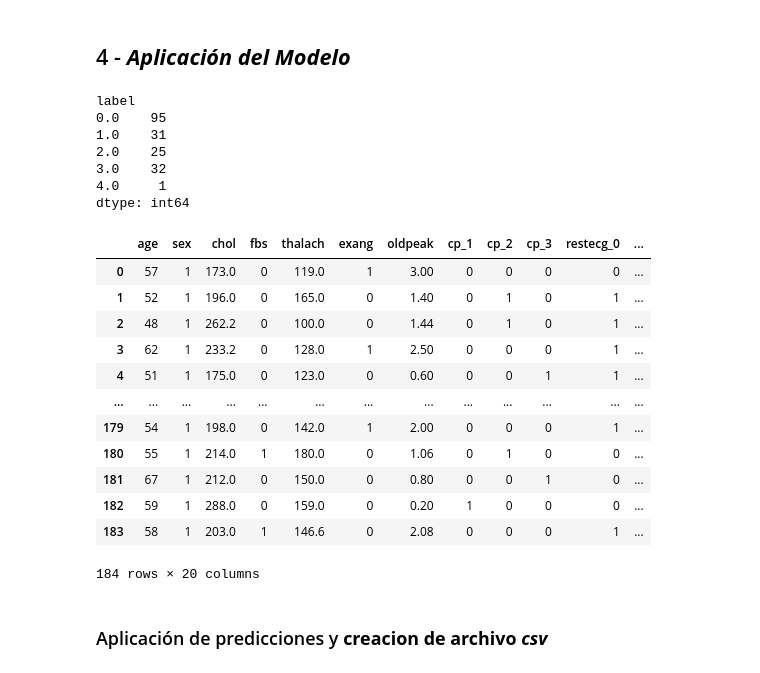
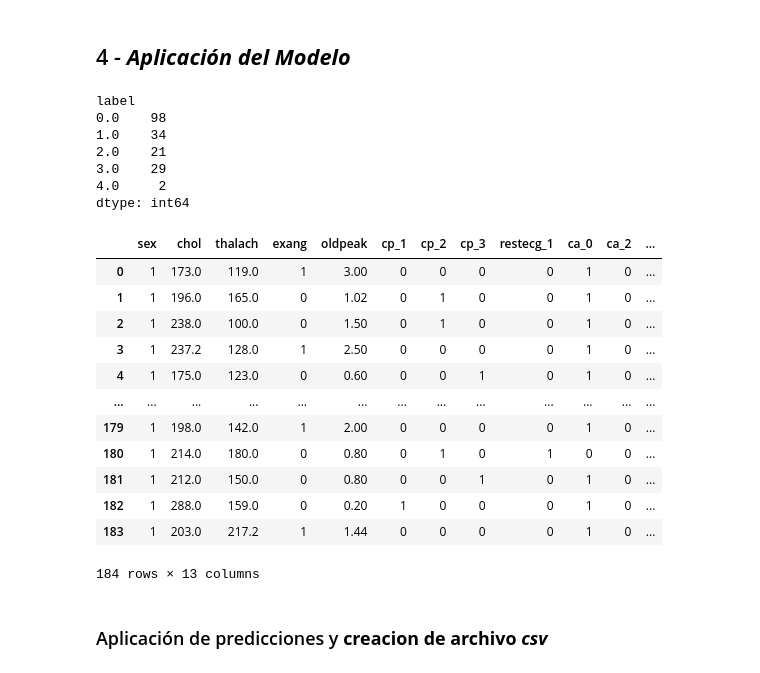
Before and after one commit to cmarty02/DATACADABRA_DataProject_3, a Jupyter notebook: data_raw/Data_Project_3_Cris.ipynb, the cells around one changed output. Cells and saved outputs as stored; diff of their text form; code cells hidden in the pictures.

```diff
--- a/data_raw/Data_Project_3_Cris.ipynb
+++ b/data_raw/Data_Project_3_Cris.ipynb
@@ -1010,7 +1010,8 @@ df_dummy.drop('ca_3', axis=1, inplace=True)
 df_dummy.drop('slope_3', axis=1, inplace=True)
 df_dummy.drop('thal_7', axis=1, inplace=True)
 
-df_dummy.drop('trestbps', axis=1, inplace=True)############
+#df_dummy.drop('thalach', axis=1, inplace=True)############
+#df_dummy.drop('trestbps', axis=1, inplace=True)############
 #df_dummy.drop('oldpeak', axis=1, inplace=True)############
 
 
@@ -1173,15 +1171,0 @@ test
-# %%
-#Copia del df
-test_copy_a =  test.copy()
-
-# Iterar sobre las columnas int y reemplazar los NaN con el valor más frecuente
-for col in int_cols:
-    test_copy_a[col].fillna(test_copy_a[col].mode()[0], inplace=True)
-
-
-# Iterar sobre las columnas float y reemplazar los NaN con la media
-for col in float_cols:
-    test_copy_a[col].fillna(test_copy_a[col].median(), inplace=True)
-
-
-test_copy_a
@@ -1205,7 +1330,7 @@ test_copy_a
 from sklearn.impute import KNNImputer
 
 # Copia del dataframe
-test_copy_b = test.copy()
+test_copy_b = test_copy_a.copy()
 
 # Reemplazar valores cero con NaN
 test_copy_b[float_cols] = test_copy_b[float_cols].replace(0, float('nan'))
@@ -1307,7 +1432,9 @@ test_copy_dummy_d.drop('ca_3', axis=1, inplace=True)
 test_copy_dummy_d.drop('slope_3', axis=1, inplace=True)
 test_copy_dummy_d.drop('thal_7', axis=1, inplace=True)
 
-test_copy_dummy_d.drop('trestbps', axis=1, inplace=True)
+#Eso es interesante
+# test_copy_dummy_d.drop('thalach', axis=1, inplace=True)
+#test_copy_dummy_d.drop('trestbps', axis=1, inplace=True)
 #test_copy_dummy_d.drop('oldpeak', axis=1, inplace=True)
 
 test_copy_dummy_d
@@ -1585,48 +1767,48 @@ Precision TEST Clasificación:
 # %%
 import pandas as pd
 
 # Copia del df TEST
-test_model = test_copy_dummy_d.copy()
+test_model = test_copy_dummy_d[selected_features].copy()
 
 scaler = StandardScaler()
 a = scaler.fit_transform(test_model)
 
 
 # Agregar columna 'label' con las predicciones
 test_model['label'] = model.predict(a)
 
 
 # Calcular la frecuencia de los valores de la variable 'label' usando groupby
 label_freq = test_model.groupby('label').size()
 
 print(label_freq)
 
 # Guardar el DataFrame modificado si es necesario
 test_model_csv = test_model
 
 # Mostrar el DataFrame modificado
 test_model
 # %% [output]
 label
-0.0    95
-1.0    31
-2.0    25
-3.0    32
-4.0     1
+0.0    98
+1.0    34
+2.0    21
+3.0    29
+4.0     2
 dtype: int64
-|  | age | sex | chol | fbs | thalach | exang | oldpeak | cp_1 | cp_2 | cp_3 | restecg_0 | ... |
-| 0 | 57 | 1 | 173.0 | 0 | 119.0 | 1 | 3.00 | 0 | 0 | 0 | 0 | ... |
-| 1 | 52 | 1 | 196.0 | 0 | 165.0 | 0 | 1.40 | 0 | 1 | 0 | 1 | ... |
-| 2 | 48 | 1 | 262.2 | 0 | 100.0 | 0 | 1.44 | 0 | 1 | 0 | 1 | ... |
-| 3 | 62 | 1 | 233.2 | 0 | 128.0 | 1 | 2.50 | 0 | 0 | 0 | 1 | ... |
-| 4 | 51 | 1 | 175.0 | 0 | 123.0 | 0 | 0.60 | 0 | 0 | 1 | 1 | ... |
+|  | sex | chol | thalach | exang | oldpeak | cp_1 | cp_2 | cp_3 | restecg_1 | ca_0 | ca_2 | ... |
+| 0 | 1 | 173.0 | 119.0 | 1 | 3.00 | 0 | 0 | 0 | 0 | 1 | 0 | ... |
+| 1 | 1 | 196.0 | 165.0 | 0 | 1.02 | 0 | 1 | 0 | 0 | 1 | 0 | ... |
+| 2 | 1 | 238.0 | 100.0 | 0 | 1.50 | 0 | 1 | 0 | 0 | 1 | 0 | ... |
+| 3 | 1 | 237.2 | 128.0 | 1 | 2.50 | 0 | 0 | 0 | 0 | 1 | 0 | ... |
+| 4 | 1 | 175.0 | 123.0 | 0 | 0.60 | 0 | 0 | 1 | 0 | 1 | 0 | ... |
 | ... | ... | ... | ... | ... | ... | ... | ... | ... | ... | ... | ... | ... |
-| 179 | 54 | 1 | 198.0 | 0 | 142.0 | 1 | 2.00 | 0 | 0 | 0 | 1 | ... |
-| 180 | 55 | 1 | 214.0 | 1 | 180.0 | 0 | 1.06 | 0 | 1 | 0 | 0 | ... |
-| 181 | 67 | 1 | 212.0 | 0 | 150.0 | 0 | 0.80 | 0 | 0 | 1 | 0 | ... |
-| 182 | 59 | 1 | 288.0 | 0 | 159.0 | 0 | 0.20 | 1 | 0 | 0 | 0 | ... |
-| 183 | 58 | 1 | 203.0 | 1 | 146.6 | 0 | 2.08 | 0 | 0 | 0 | 1 | ... |
+| 179 | 1 | 198.0 | 142.0 | 1 | 2.00 | 0 | 0 | 0 | 0 | 1 | 0 | ... |
+| 180 | 1 | 214.0 | 180.0 | 0 | 0.80 | 0 | 1 | 0 | 1 | 0 | 0 | ... |
+| 181 | 1 | 212.0 | 150.0 | 0 | 0.80 | 0 | 0 | 1 | 0 | 1 | 0 | ... |
+| 182 | 1 | 288.0 | 159.0 | 0 | 0.20 | 1 | 0 | 0 | 0 | 1 | 0 | ... |
+| 183 | 1 | 203.0 | 217.2 | 1 | 1.44 | 0 | 0 | 0 | 0 | 1 | 0 | ... |
-184 rows × 20 columns
+184 rows × 13 columns
 # %% [markdown]
 ### Aplicación de predicciones y **creacion de archivo *csv***
 # %%
```
Also changed, not shown: parts of 18 cells of this notebook, 1 other file.
